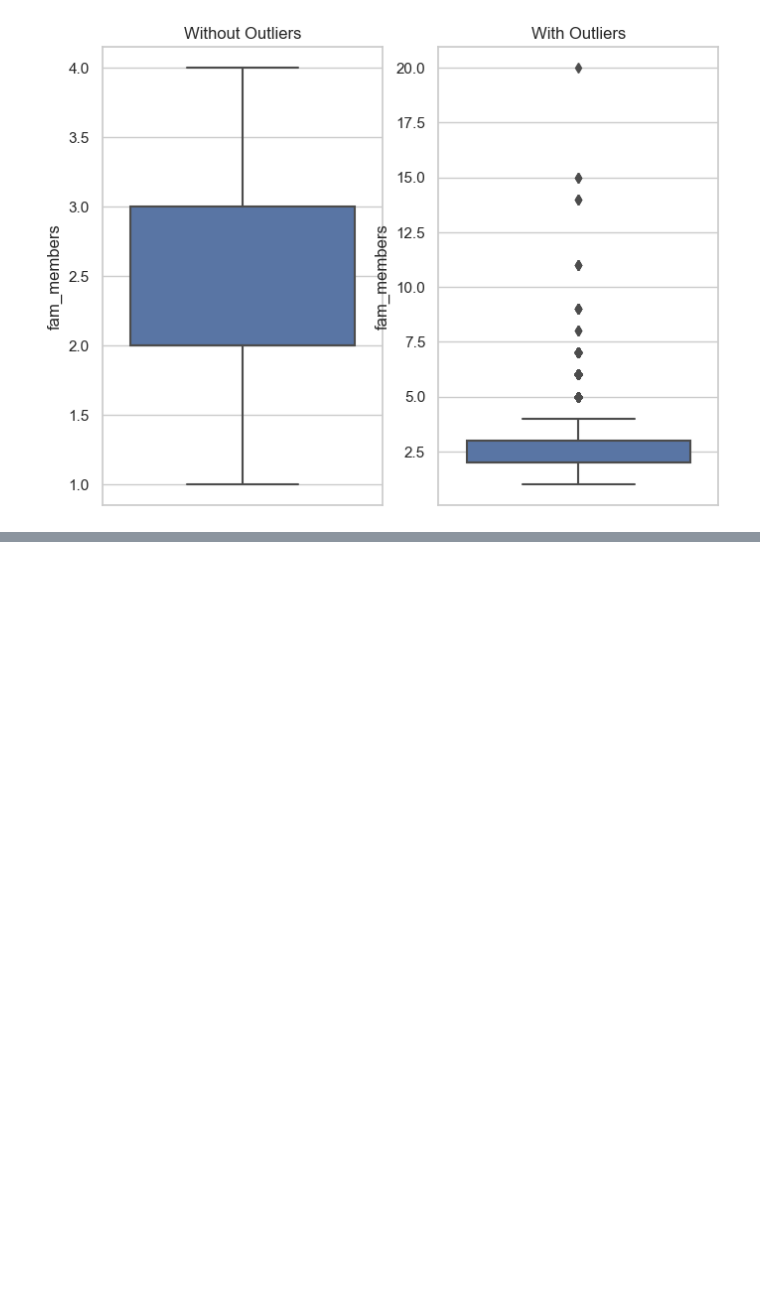
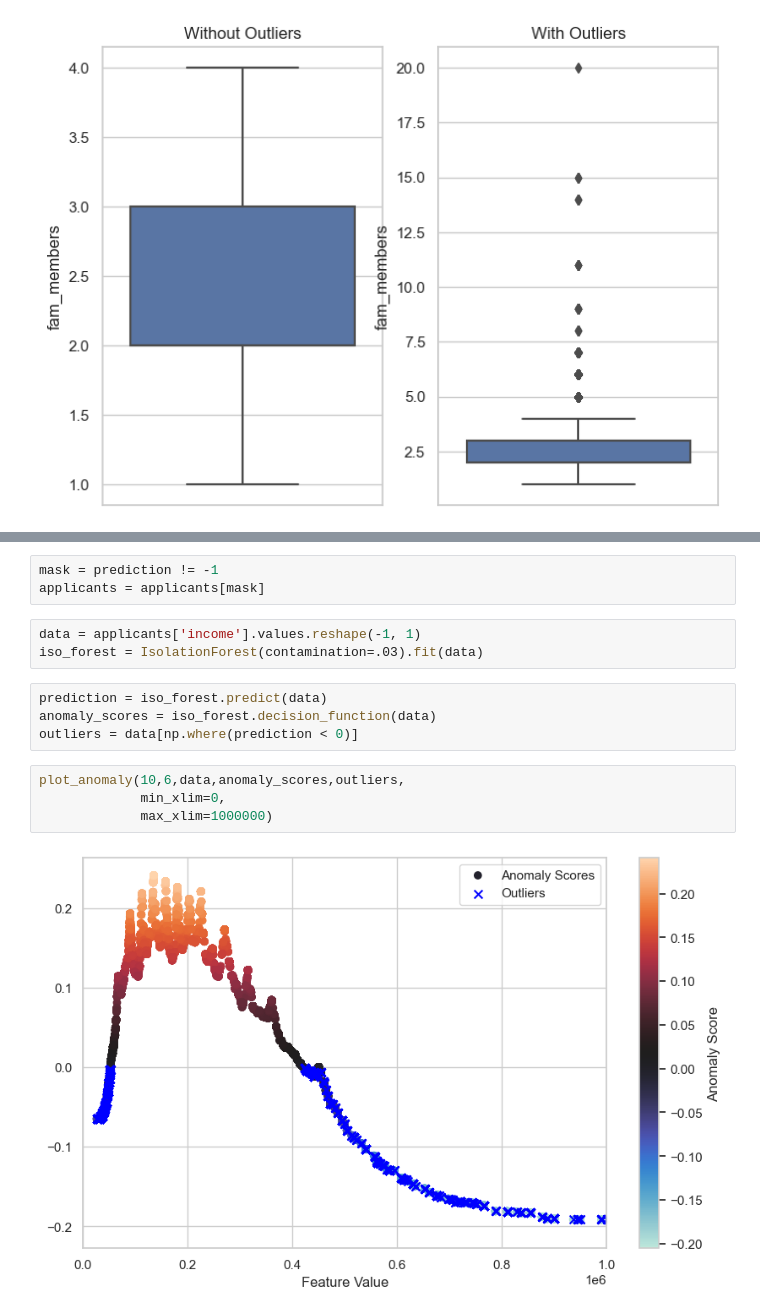
Before and after one commit to ThomasProce/credit-risk-classification, a Jupyter notebook: credit_risk.ipynb, the cells around one changed output, grey strips where cells are left out. Cells and saved outputs as stored; diff of their text form; blank space fills up the shorter version.

```diff
--- a/credit_risk.ipynb
+++ b/credit_risk.ipynb
@@ -1114,0 +1150,16 @@ plot_boxplot(applicants,'fam_members')
+# %%
+mask = prediction != -1
+applicants = applicants[mask]
+# %%
+data = applicants['income'].values.reshape(-1, 1)
+iso_forest = IsolationForest(contamination=.03).fit(data)
+# %%
+prediction = iso_forest.predict(data)
+anomaly_scores = iso_forest.decision_function(data)
+outliers = data[np.where(prediction < 0)]
+# %%
+plot_anomaly(10,6,data,anomaly_scores,outliers,
+             min_xlim=0,
+             max_xlim=1000000)
+# %% [output]
+[figure, added]
```
Also changed, not shown: parts of 10 cells of this notebook.
